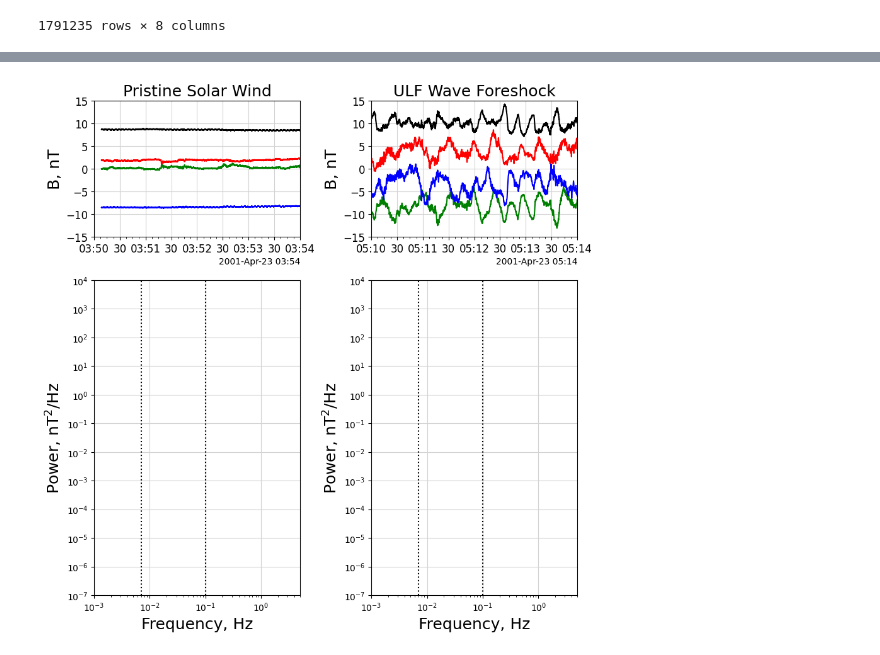
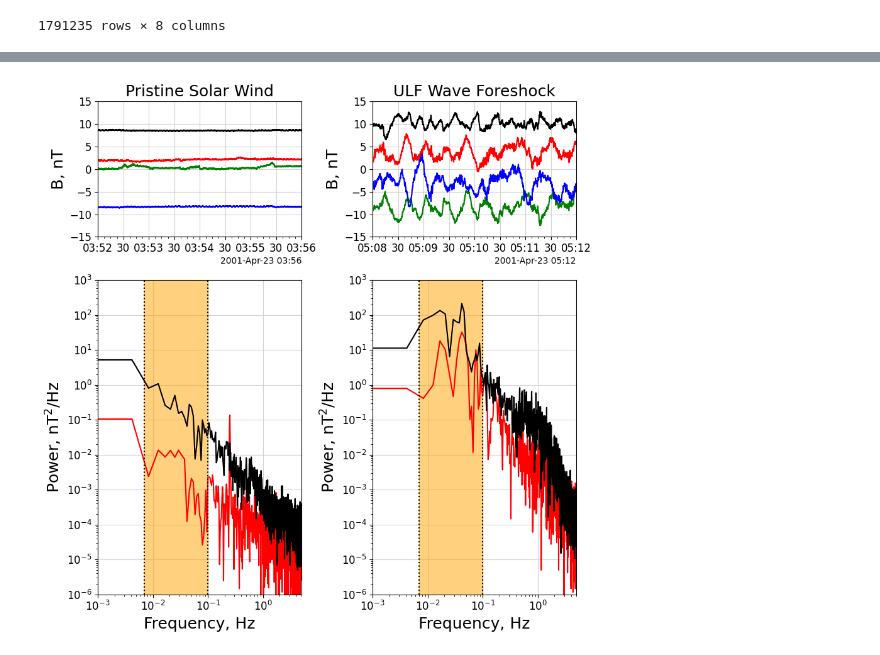
Before and after one commit to solarwindstream/gipm-mapping, a Jupyter notebook: Spectral Mapping Plot.ipynb, the cells around one changed output, grey strips where cells are left out. Saved outputs shown, nothing was run; the diff lists cells and outputs as text; code cells hidden in the pictures.

Commit message:
plot changes

```diff
--- a/Spectral Mapping Plot.ipynb
+++ b/Spectral Mapping Plot.ipynb
@@ -26,3 +26,11 @@ import matplotlib.ticker as ticker
 #2001-04-23 05:10:00
 
 intervals_df = Cluster_cdf_conv('/Users/apx059/Documents/Full_CDFs/C1_CP_FGM_FULL__20010422_224000_20010423_210600_V140306.cdf', 'C1')
+# %%
+#read in Fourier Spectra
+
+filepath_sw = '/Users/apx059/Documents/Spectra_2001/FS_2001-04-23 03:52:00_C1.csv'
+filepath_fs = '/Users/apx059/Documents/Spectra_2001/FS_2001-04-23 05:08:00_C1.csv'
+
+sw_fs_df = pd.read_csv(filepath_sw)
+fs_fs_df = pd.read_csv(filepath_fs)
@@ -44,11 +68,11 @@ intervals_df
 | 2001-04-23 21:05:59.992 | 2.064 | -51.166000 | -68.658997 | 85.652000 | 0.211380 | -5.151436 | -7.376832 | 8.999980 |
 1791235 rows × 8 columns
 # %%
-fs_int_start = pd.to_datetime('2001-04-23 05:10:00')
-fs_int_end = pd.to_datetime('2001-04-23 05:14:00')
+fs_int_start = pd.to_datetime('2001-04-23 05:08:00')
+fs_int_end = pd.to_datetime('2001-04-23 05:12:00')
 
-sw_int_start = pd.to_datetime('2001-04-23 03:50:00')
-sw_int_end = pd.to_datetime('2001-04-23 03:54:00')
+sw_int_start = pd.to_datetime('2001-04-23 03:52:00')
+sw_int_end = pd.to_datetime('2001-04-23 03:56:00')
 # %%
 sw_df = intervals_df.loc[(intervals_df.index > sw_int_start) & (intervals_df.index < sw_int_end)]
 fs_df = intervals_df.loc[(intervals_df.index > fs_int_start) & (intervals_df.index < fs_int_end)]
@@ -86,6 +93,9 @@ ax1 = fig.add_subplot(gs[0, 0])
 ax2 = fig.add_subplot(gs[0, 1])
 ax3 = fig.add_subplot(gs[1:, 0])
 ax4 = fig.add_subplot(gs[1:, 1])
+
+plt.rcParams['axes.titlesize'] = 18
+plt.rcParams['axes.labelsize'] = 18
 
 # Add data to each subplot
 ax1.plot(sw_df.index, sw_df['Bx_gse'], color = 'red')
@@ -123,44 +133,51 @@ ax2.xaxis.grid(color='lightgray')
 int_lower_lim = 7*(10**(-3))
 int_upper_lim = 100*(10**(-3))
 
-#ax3.plot(frequency, para_power, color="red", label='Parallel Power')
-#ax3.plot(frequency, perp_power, color="black", label='Perpendicular Power')
+sw_perp_tot = sw_fs_df['Perp 1 Power'] + sw_fs_df['Perp 2 Power']
+
+ax3.plot(sw_fs_df['Freq'], sw_fs_df['Parallel Power'], color="red", label='Parallel Power')
+ax3.plot(sw_fs_df['Freq'], sw_perp_tot, color="black", label='Perpendicular Power')
 ax3.set_xscale('log')
 ax3.set_yscale('log')
 ax3.set_ylabel(r'Power, $\mathrm{nT^2/Hz}$')
 ax3.set_xlabel('Frequency, Hz')
 ax3.set_xlim(0.001, 5)
-ax3.set_ylim(0.0000001, 10000)
+ax3.set_ylim(0.000001, 1000)
 ax3.yaxis.set_major_locator(ticker.LogLocator(base=10, numticks=15))
 ax3.vlines(x=int_lower_lim, ymin = 0.0000001, ymax = 10000, linestyles='dotted', color='k', label='Lower Bound')
 ax3.vlines(x=int_upper_lim, ymin = 0.0000001, ymax = 10000, linestyles='dotted', color='k', label='Upper Bound')
-
+ax3.axvspan(int_lower_lim, int_upper_lim, color='orange', alpha=0.5)
+ax3.xaxis.set_tick_params(labelsize=12)
+ax3.yaxis.set_tick_params(labelsize=12)
 ax3.set_axisbelow(True)
 ax3.yaxis.grid(color='lightgray')
 ax3.xaxis.grid(color='lightgray')
 
-#ax4.plot(frequency, para_power, color="red", label='Parallel Power')
-#ax4.plot(frequency, perp_power, color="black", label='Perpendicular Power')
+fs_perp_tot = fs_fs_df['Perp 1 Power'] + fs_fs_df['Perp 2 Power']
+
+ax4.plot(fs_fs_df['Freq'], fs_fs_df['Parallel Power'], color="red", label='Parallel Power')
+ax4.plot(fs_fs_df['Freq'], fs_perp_tot, color="black", label='Perpendicular Power')
 ax4.set_xscale('log')
 ax4.set_yscale('log')
 ax4.set_ylabel(r'Power, $\mathrm{nT^2/Hz}$')
 ax4.set_xlabel('Frequency, Hz')
 ax4.set_xlim(0.001, 5)
-ax4.set_ylim(0.0000001, 10000)
+ax4.set_ylim(0.000001, 1000)
 ax4.yaxis.set_major_locator(ticker.LogLocator(base=10, numticks=15))
 ax4.vlines(x=int_lower_lim, ymin = 0.0000001, ymax = 10000, linestyles='dotted', color='k', label='Lower Bound')
 ax4.vlines(x=int_upper_lim, ymin = 0.0000001, ymax = 10000, linestyles='dotted', color='k', label='Upper Bound')
+ax4.axvspan(int_lower_lim, int_upper_lim, color='orange', alpha=0.5)
+ax4.xaxis.set_tick_params(labelsize=12)
+ax4.yaxis.set_tick_params(labelsize=12)
 
 ax4.set_axisbelow(True)
 ax4.yaxis.grid(color='lightgray')
 ax4.xaxis.grid(color='lightgray')
 
 # Adjust layout
 plt.tight_layout()
-plt.rcParams['axes.titlesize'] = 18
-plt.rcParams['axes.labelsize'] = 18
 
 # Display the plot
 plt.show()
 # %% [output]
-[figure, old version]
+[figure, new version]
```
Also changed, not shown: parts of 3 cells of this notebook.
